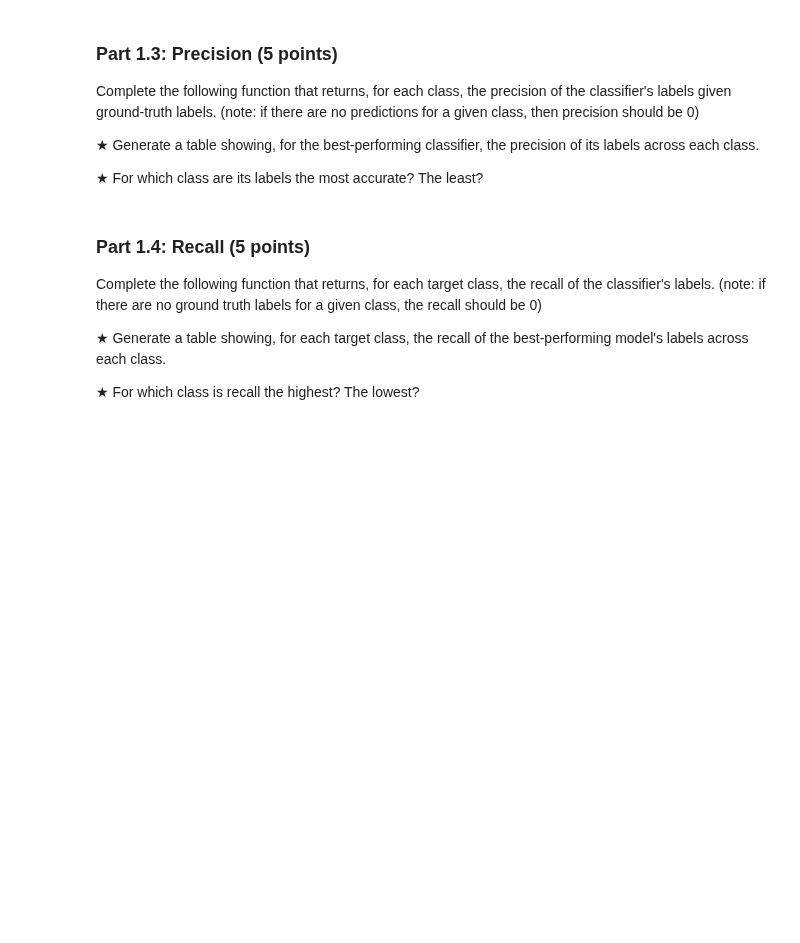
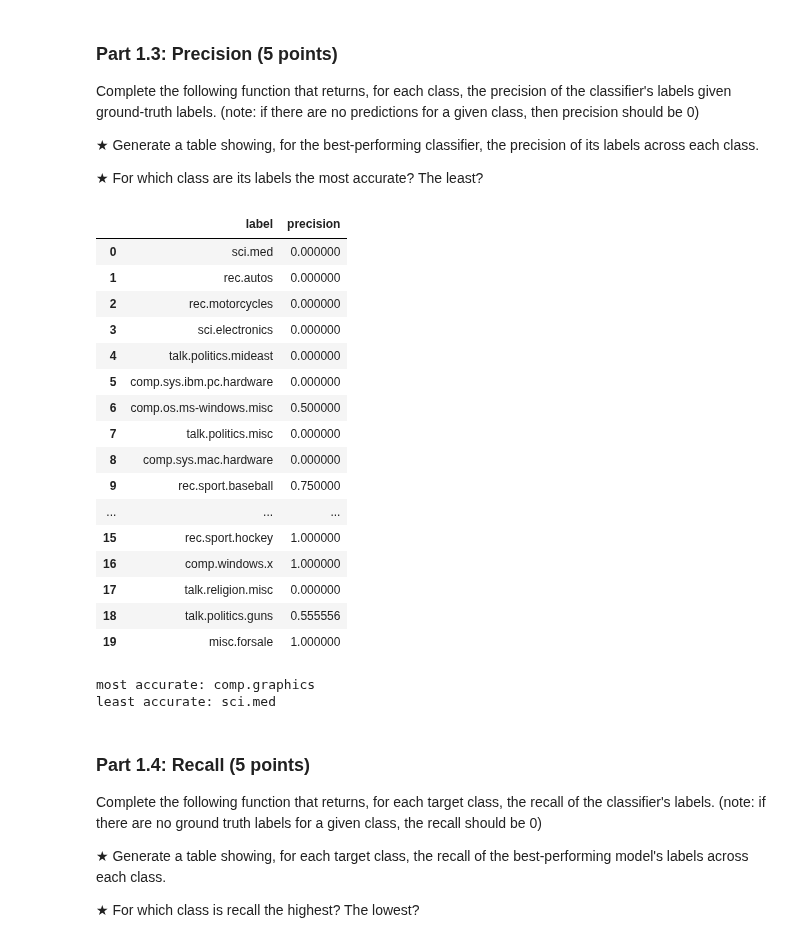
Before and after one commit to B03C9DED28E4/Audio-Tutorial-EECS183A-Fall-25, a Jupyter notebook: HW1.ipynb, the cells around one changed output. Drawn from its saved outputs; the diff is of its cells as text; code cells hidden in the pictures; blank space fills up the shorter version.

```diff
--- a/HW1.ipynb
+++ b/HW1.ipynb
@@ -497,19 +511,54 @@ Complete the following function that returns, for each class, the precision of t
 ★ For which class are its labels the most accurate? The least?
 # %%
 def part1_3_prec(x: DataFrame, y: str) -> dict[str, float]:
-    # TODO: Implement this function
-    pass
+    cm = part1_1_cm(x, y)
+    return {labels[j]: 0 if np.sum(cm[:, j]) == 0 else cm[j,j] / np.sum(cm[:, j]) for j in range(cm.shape[0])}
+
+part1_3_prec(classification_data, "llama3.2")
+
 
 if best_model not in models:
     print(f"best_model is still {best_model!r}. Set it in Part 1.2 to one of {models}, "
           f"then re-run this cell.")
     best_model_prec = None
 else:
     best_model_prec = part1_3_prec(classification_data, best_model)
 
+
 save_results(best_model_prec, "results/best_model_prec.json")
 
-# TODO: Scratch space for analyzing the precision.
+precisions = pd.DataFrame(
+    best_model_prec.items(),
+    columns=["label", "precision"]
+)
+
+display(precisions)
+
+best_class = max(best_model_prec, key=best_model_prec.get)
+worst_class = min(best_model_prec, key=best_model_prec.get)
+
+print("most accurate:", best_class)
+print("least accurate:", worst_class)
+# %% [output]
+|  | label | precision |
+| 0 | sci.med | 0.000000 |
+| 1 | rec.autos | 0.000000 |
+| 2 | rec.motorcycles | 0.000000 |
+| 3 | sci.electronics | 0.000000 |
+| 4 | talk.politics.mideast | 0.000000 |
+| 5 | comp.sys.ibm.pc.hardware | 0.000000 |
+| 6 | comp.os.ms-windows.misc | 0.500000 |
+| 7 | talk.politics.misc | 0.000000 |
+| 8 | comp.sys.mac.hardware | 0.000000 |
+| 9 | rec.sport.baseball | 0.750000 |
+| ... | ... | ... |
+| 15 | rec.sport.hockey | 1.000000 |
+| 16 | comp.windows.x | 1.000000 |
+| 17 | talk.religion.misc | 0.000000 |
+| 18 | talk.politics.guns | 0.555556 |
+| 19 | misc.forsale | 1.000000 |
+most accurate: comp.graphics
+least accurate: sci.med
 # %% [markdown]
 ### Part 1.4: Recall (5 points)
 Complete the following function that returns, for each target class, the recall of the classifier's labels. (note: if there are no ground truth labels for a given class, the recall should be 0)
```
Also changed, not shown: parts of 11 cells of this notebook.
